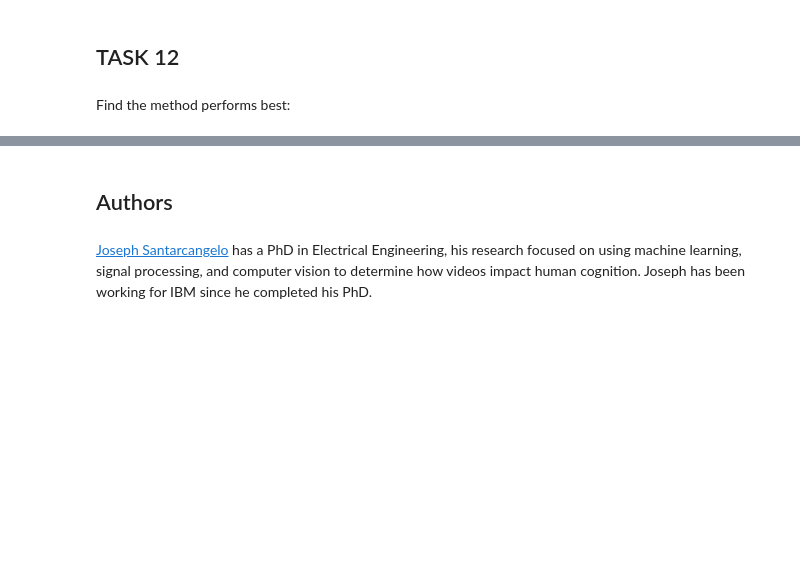
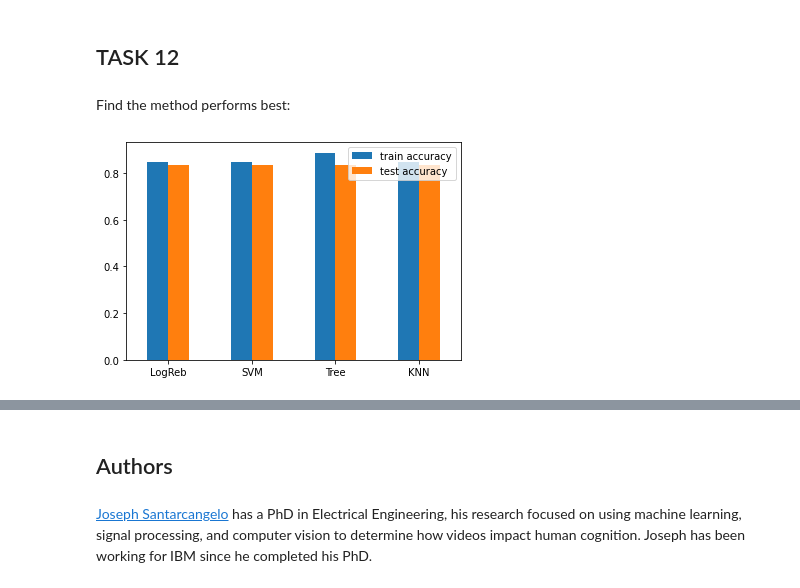
Before and after one commit to jledesmau/ds_project_ibm, a Jupyter notebook: 8_ML_Prediction.ipynb, the cells around one changed output, grey strips where cells are left out. Cells and saved outputs as stored; diff of their text form; code cells hidden in the pictures; blank space fills up the shorter version.

```diff
--- a/8_ML_Prediction.ipynb
+++ b/8_ML_Prediction.ipynb
@@ -346,6 +342,20 @@ plot_confusion_matrix(Y_test,yhat)
 ## TASK  12
 # %% [markdown]
 Find the method performs best:
+# %%
+model = ['LogReb', 'SVM', 'Tree', 'KNN']
+train_acc = [logreg_cv.best_score_, svm_cv.best_score_, tree_cv.best_score_, knn_cv.best_score_]
+test_acc = [logreg_cv.score(X_test, Y_test),
+            svm_cv.score(X_test, Y_test),
+            tree_cv.score(X_test, Y_test),
+            knn_cv.score(X_test, Y_test)]
+
+
+df = pd.DataFrame({'model': model, 'train accuracy': train_acc, 'test accuracy': test_acc}, index = model)
+
+ax = df.plot.bar(rot = 0)
+# %% [output]
+[figure, added]
 # %%
 #Storing all the models in a variable
 models = []
```
Also changed, not shown: parts of 3 cells of this notebook.
